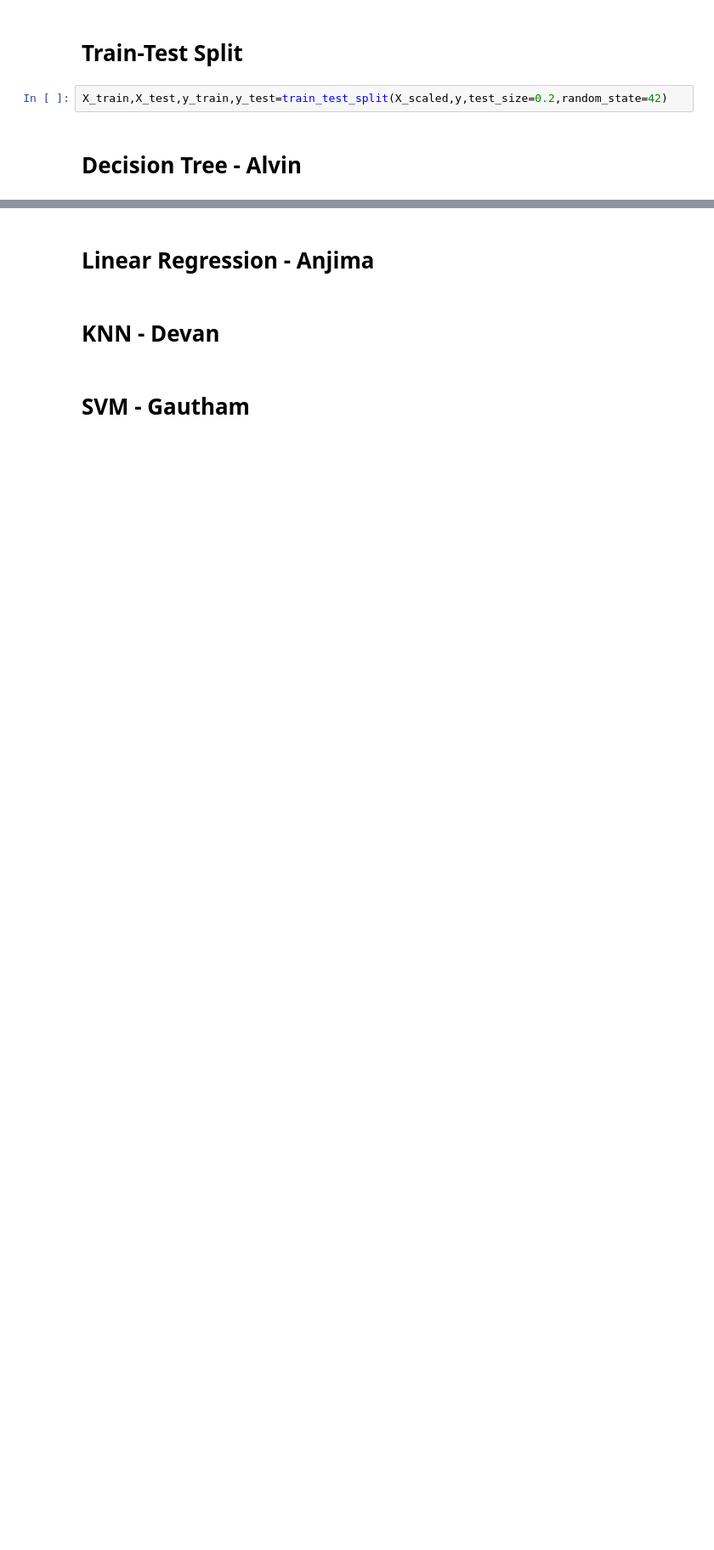
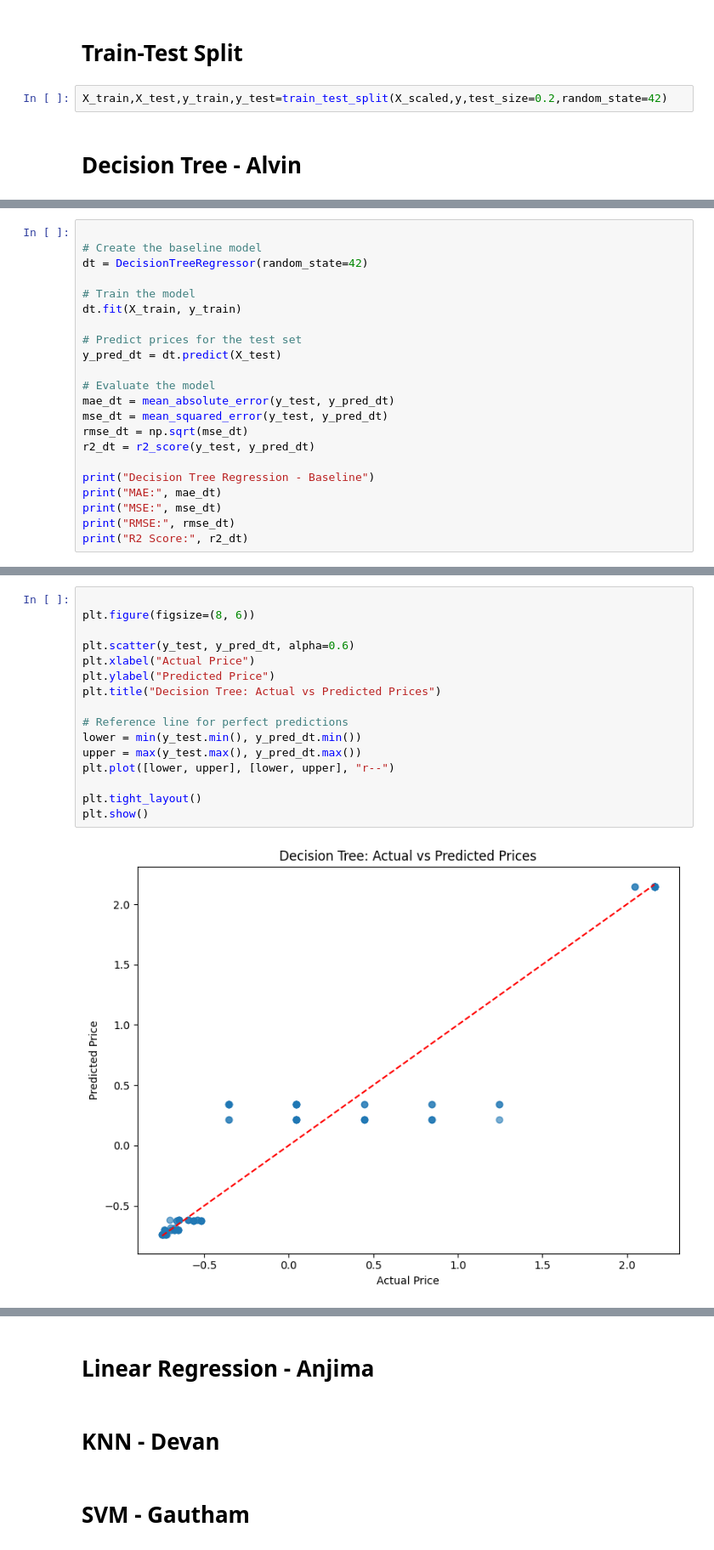
Before and after one commit to AlvinManoj05/Data-Preprocessing-Project, a Jupyter notebook: Data_Processing_Group_Assignment.ipynb, the cells around one changed output, grey strips where cells are left out. Shown at 85% size. Saved outputs shown, nothing was run; the diff lists cells and outputs as text; blank space fills up the shorter version.

```diff
--- a/Data_Processing_Group_Assignment.ipynb
+++ b/Data_Processing_Group_Assignment.ipynb
@@ -403,0 +441,22 @@ X_train,X_test,y_train,y_test=train_test_split(X_scaled,y,test_size=0.2,random_s
+# %%
+
+# Create the baseline model
+dt = DecisionTreeRegressor(random_state=42)
+
+# Train the model
+dt.fit(X_train, y_train)
+
+# Predict prices for the test set
+y_pred_dt = dt.predict(X_test)
+
+# Evaluate the model
+mae_dt = mean_absolute_error(y_test, y_pred_dt)
+mse_dt = mean_squared_error(y_test, y_pred_dt)
+rmse_dt = np.sqrt(mse_dt)
+r2_dt = r2_score(y_test, y_pred_dt)
+
+print("Decision Tree Regression - Baseline")
+print("MAE:", mae_dt)
+print("MSE:", mse_dt)
+print("RMSE:", rmse_dt)
+print("R2 Score:", r2_dt)
@@ -403,0 +469,18 @@ X_train,X_test,y_train,y_test=train_test_split(X_scaled,y,test_size=0.2,random_s
+# %%
+
+plt.figure(figsize=(8, 6))
+
+plt.scatter(y_test, y_pred_dt, alpha=0.6)
+plt.xlabel("Actual Price")
+plt.ylabel("Predicted Price")
+plt.title("Decision Tree: Actual vs Predicted Prices")
+
+# Reference line for perfect predictions
+lower = min(y_test.min(), y_pred_dt.min())
+upper = max(y_test.max(), y_pred_dt.max())
+plt.plot([lower, upper], [lower, upper], "r--")
+
+plt.tight_layout()
+plt.show()
+# %% [output]
+[figure, added]
```
Also changed, not shown: parts of 7 cells of this notebook.
